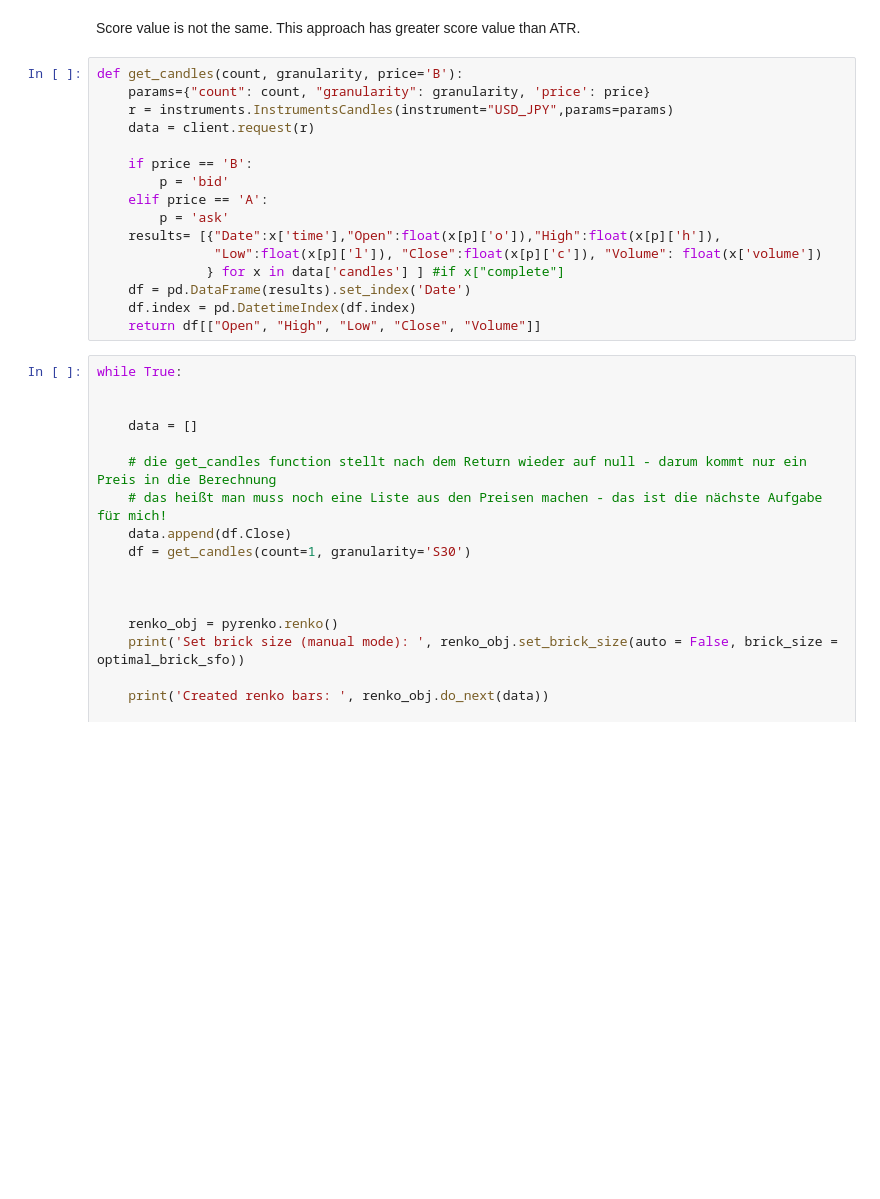
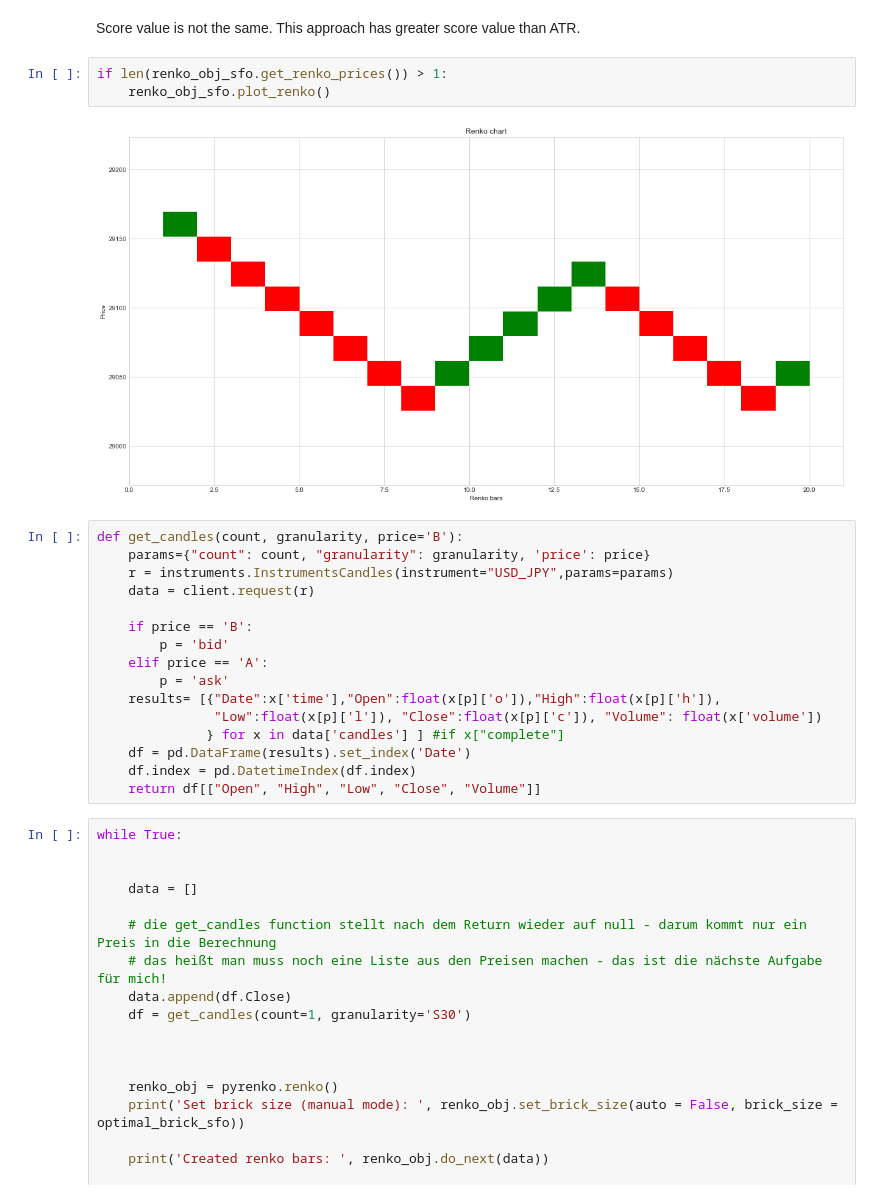
Before and after one commit to waudinio27/OANDA-bot-with-pyrenko, a Jupyter notebook: pyrenko - first step live integration.ipynb, the cells around one changed output. Saved outputs shown, nothing was run; the diff lists cells and outputs as text; blank space fills up the shorter version.

```diff
--- a/pyrenko - first step live integration.ipynb
+++ b/pyrenko - first step live integration.ipynb
@@ -159,5 +159,10 @@ Renko bar evaluation:  {'balance': 6, 'sign_changes:': 4, 'price_ratio': 70.55,
 # %% [markdown]
 Score value is not the same. This approach has greater score value than ATR.
+# %%
+if len(renko_obj_sfo.get_renko_prices()) > 1:
+    renko_obj_sfo.plot_renko()
+# %% [output]
+[figure, added]
 # %%
 def get_candles(count, granularity, price='B'):
     params={"count": count, "granularity": granularity, 'price': price}
```
Also changed, not shown: parts of 5 cells of this notebook.
